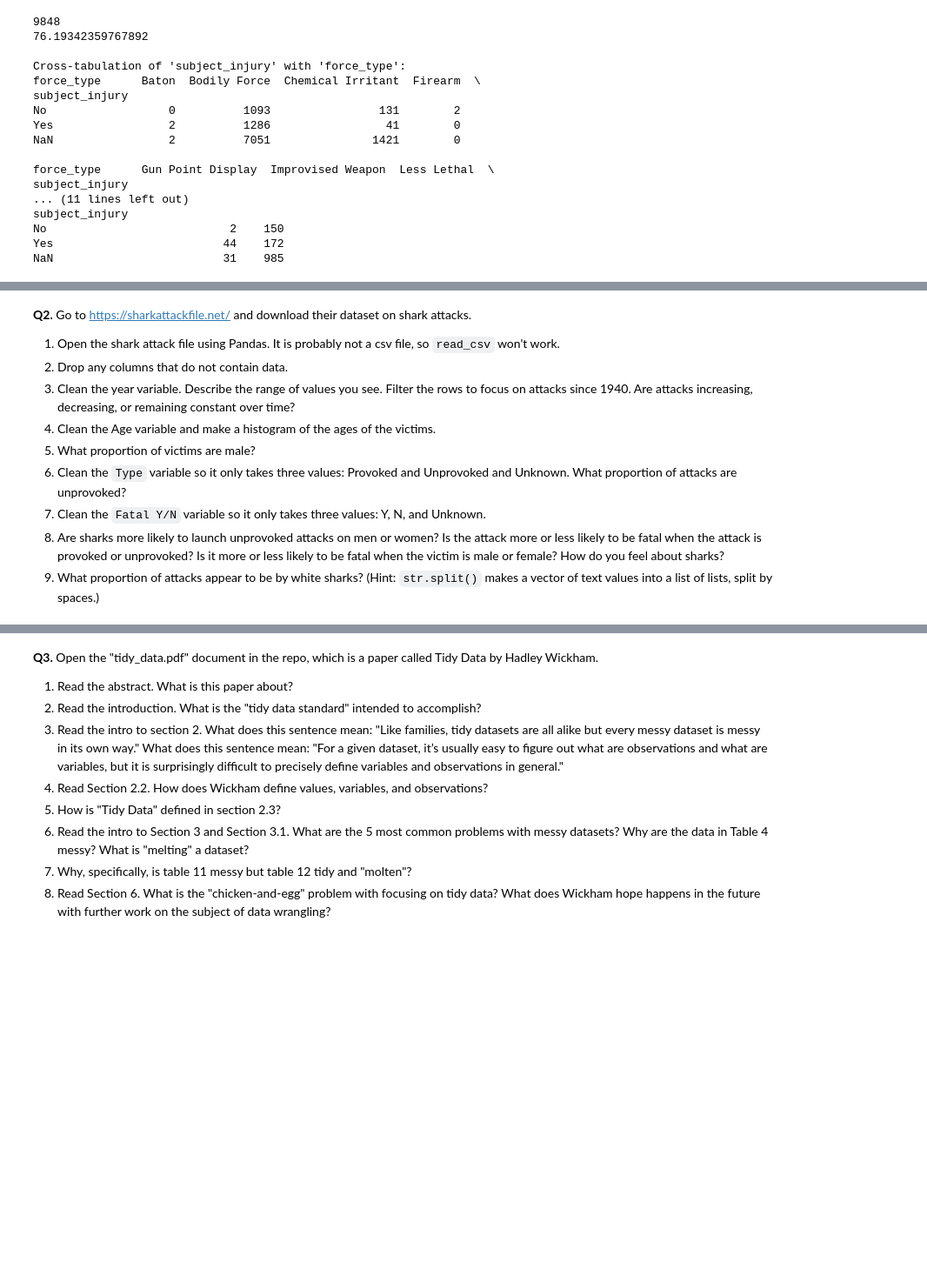
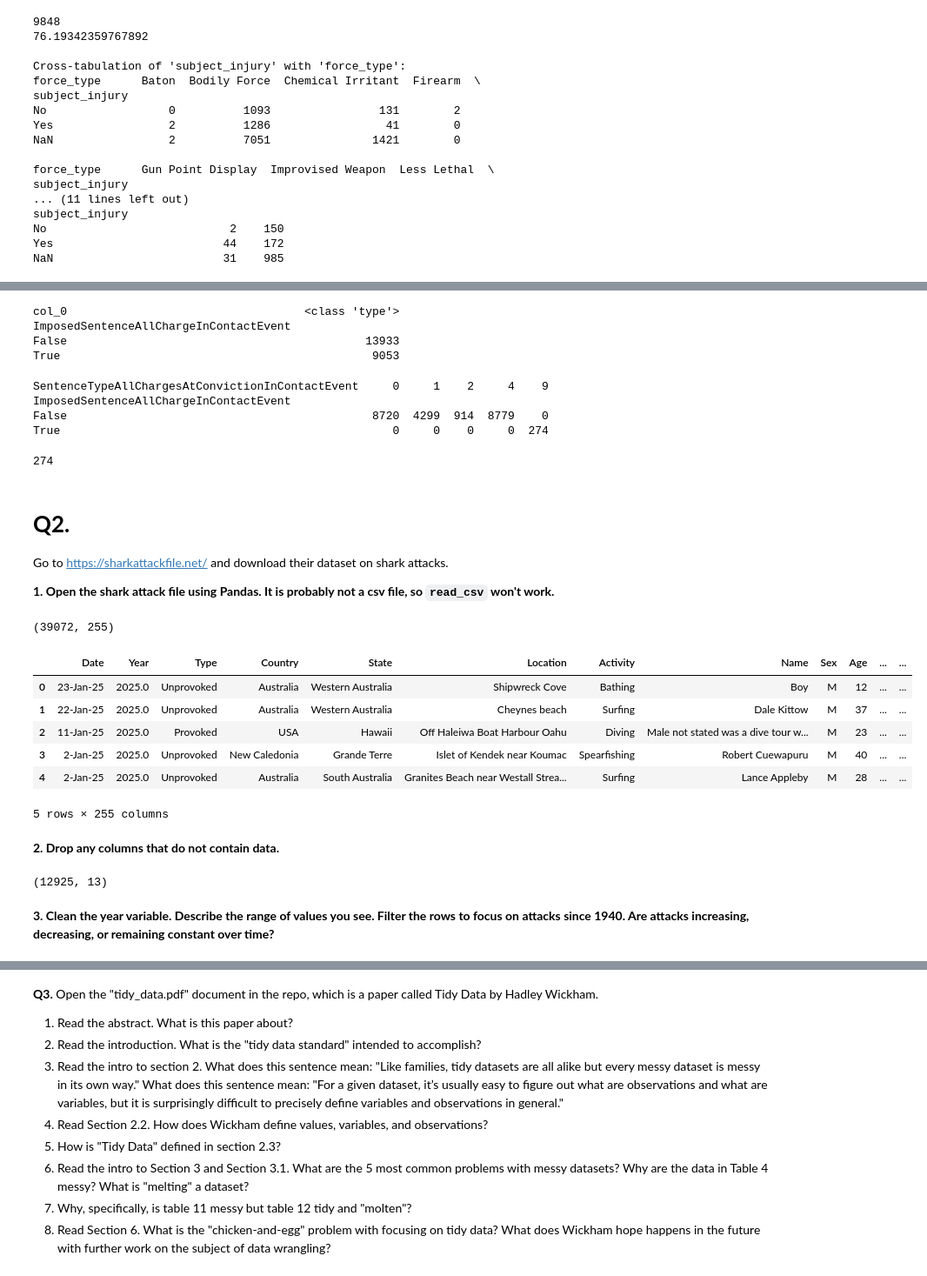
Before and after one commit to norawik/wrangling, a Jupyter notebook: assignment/assignment.ipynb, the cells around one changed output, grey strips where cells are left out. Shown at 87% size. Cells and saved outputs as stored; diff of their text form; code cells hidden in the pictures; blank space fills up the shorter version.

```diff
--- a/assignment/assignment.ipynb
+++ b/assignment/assignment.ipynb
@@ -111,12 +176,54 @@ After cross-tabulating the subject_injury data with the force_type data, there i
+# %%
+sentence_na = sentence.isnull() #cross tabalute to see how many instances have missing values or not
+print(pd.crosstab(sentence_na, type), '\n')
+# %% [output]
+col_0                                   <class 'type'>
+ImposedSentenceAllChargeInContactEvent
+False                                            13933
+True                                              9053
+# %%
+sentence = sentence.mask(type_col == 4, 0) # we make the length 0 when the type is 4 because it means the charges have been dismissed
+sentence = sentence.mask(type_col == 9, np.nan) # the length is replaced with np.nan when the type is 9, because it is unclear in the codebook
+sentence_na = sentence.isnull()
+print(pd.crosstab(sentence_na, type_col), '\n')
+# %% [output]
+SentenceTypeAllChargesAtConvictionInContactEvent     0     1    2     4    9
+ImposedSentenceAllChargeInContactEvent
+False                                             8720  4299  914  8779    0
+True                                                 0     0    0     0  274
+# %%
+sentence_missing = sum(sentence.isnull())
+print(sentence_missing, '\n') #check how many are now missing, it is now 274 meaning that we successfully reduced the number of missing variables
+# %% [output]
+274
 # %% [markdown]
-**Q2.** Go to https://sharkattackfile.net/ and download their dataset on shark attacks.
+# **Q2.**
 
-1. Open the shark attack file using Pandas. It is probably not a csv file, so `read_csv` won't work.
-2. Drop any columns that do not contain data.
-3. Clean the year variable. Describe the range of values you see. Filter the rows to focus on attacks since 1940. Are attacks increasing, decreasing, or remaining constant over time?
-4. Clean the Age variable and make a histogram of the ages of the victims.
-5. What proportion of victims are male?
-6. Clean the `Type` variable so it only takes three values: Provoked and Unprovoked and Unknown. What proportion of attacks are unprovoked?
-7. Clean the `Fatal Y/N` variable so it only takes three values: Y, N, and Unknown.
-8. Are sharks more likely to launch unprovoked attacks on men or women? Is the attack more or less likely to be fatal when the attack is provoked or unprovoked? Is it more or less likely to be fatal when the victim is male or female? How do you feel about sharks?
-9. What proportion of attacks appear to be by white sharks? (Hint: `str.split()` makes a vector of text values into a list of lists, split by spaces.)
+Go to https://sharkattackfile.net/ and download their dataset on shark attacks.
+
+**1. Open the shark attack file using Pandas. It is probably not a csv file, so `read_csv` won't work.**
+# %%
+import pandas as pd
+
+url = 'https://raw.githubusercontent.com/norawik/wrangling/main/Sharks.csv'
+sharks = pd.read_csv(url, low_memory=False)
+print(sharks.shape, '\n')
+sharks.head()
+# %% [output]
+(39072, 255)
+|  | Date | Year | Type | Country | State | Location | Activity | Name | Sex | Age | ... | ... |
+| 0 | 23-Jan-25 | 2025.0 | Unprovoked | Australia | Western Australia | Shipwreck Cove | Bathing | Boy | M | 12 | ... | ... |
+| 1 | 22-Jan-25 | 2025.0 | Unprovoked | Australia | Western Australia | Cheynes beach | Surfing | Dale Kittow | M | 37 | ... | ... |
+| 2 | 11-Jan-25 | 2025.0 | Provoked | USA | Hawaii | Off Haleiwa Boat Harbour Oahu | Diving | Male not stated was a dive tour w... | M | 23 | ... | ... |
+| 3 | 2-Jan-25 | 2025.0 | Unprovoked | New Caledonia | Grande Terre | Islet of Kendek near Koumac | Spearfishing | Robert Cuewapuru | M | 40 | ... | ... |
+| 4 | 2-Jan-25 | 2025.0 | Unprovoked | Australia | South Australia | Granites Beach near Westall Strea... | Surfing | Lance Appleby | M | 28 | ... | ... |
+5 rows × 255 columns
+# %% [markdown]
+**2. Drop any columns that do not contain data.**
+# %%
+df = df.dropna(axis=1, how='all')
+print(df.shape)
+# %% [output]
+(12925, 13)
+# %% [markdown]
+**3. Clean the year variable. Describe the range of values you see. Filter the rows to focus on attacks since 1940. Are attacks increasing, decreasing, or remaining constant over time?**
```
Also changed, not shown: parts of 11 cells of this notebook.
